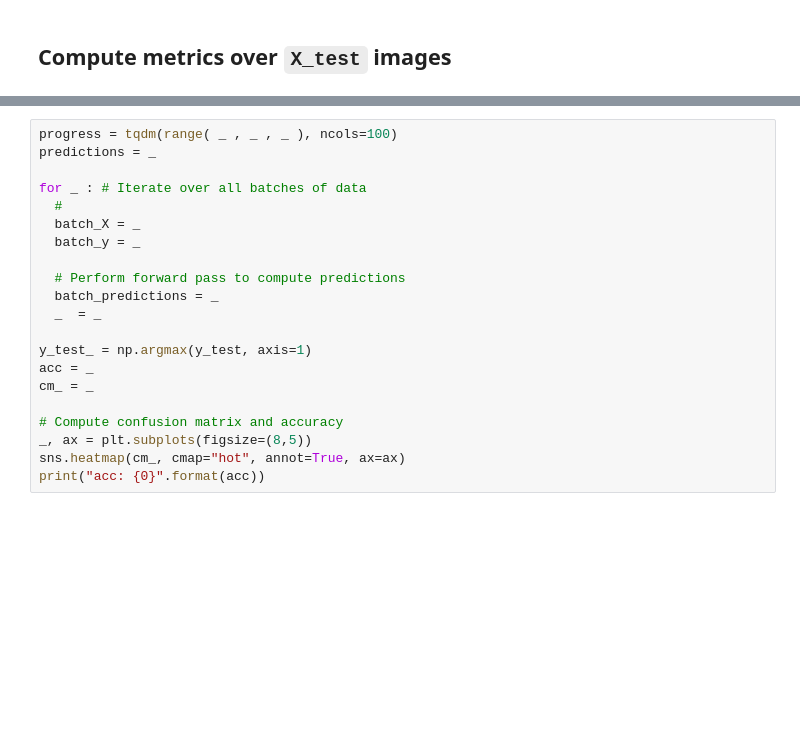
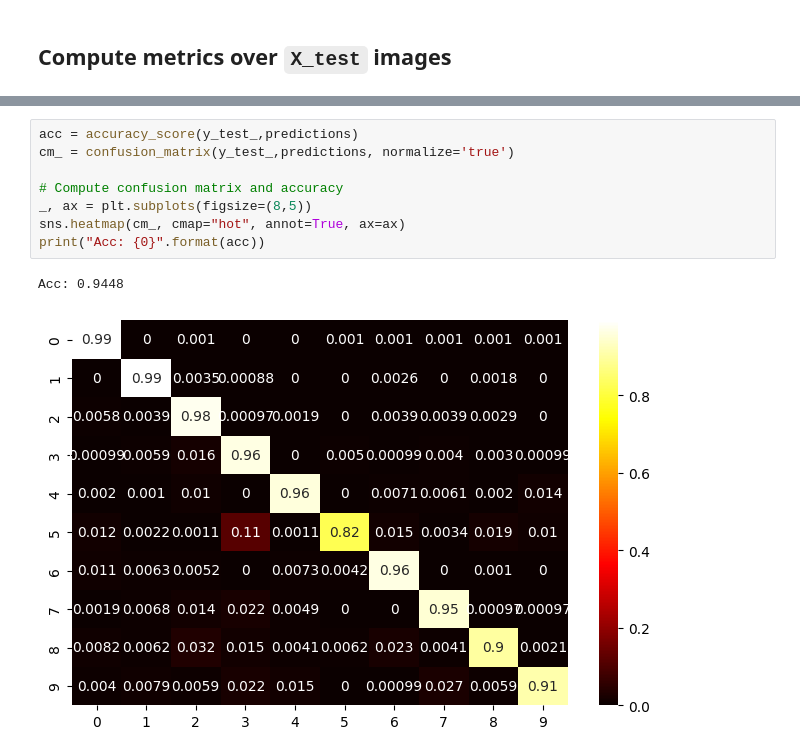
Before and after one commit to yustinbarnet/machine_learning, a Jupyter notebook: Sem_10/MLP_pytorch.ipynb, the cells around one changed output, grey strips where cells are left out. Cells and saved outputs as stored; diff of their text form; blank space fills up the shorter version.

```diff
--- a/Sem_10/MLP_pytorch.ipynb
+++ b/Sem_10/MLP_pytorch.ipynb
@@ -186,21 +239,11 @@ for epoch in progress: # Iterate over all the num of epochs
 # %%
-progress = tqdm(range( _ , _ , _ ), ncols=100)
-predictions = _
-
-for _ : # Iterate over all batches of data
-  #
-  batch_X = _
-  batch_y = _
-
-  # Perform forward pass to compute predictions
-  batch_predictions = _
-  _  = _
-
-y_test_ = np.argmax(y_test, axis=1)
-acc = _
-cm_ = _
+acc = accuracy_score(y_test_,predictions)
+cm_ = confusion_matrix(y_test_,predictions, normalize='true')
 
 # Compute confusion matrix and accuracy
 _, ax = plt.subplots(figsize=(8,5))
 sns.heatmap(cm_, cmap="hot", annot=True, ax=ax)
-print("acc: {0}".format(acc))
+print("Acc: {0}".format(acc))
+# %% [output]
+Acc: 0.9448
+[figure, added]
```
Also changed, not shown: parts of 10 cells of this notebook.
